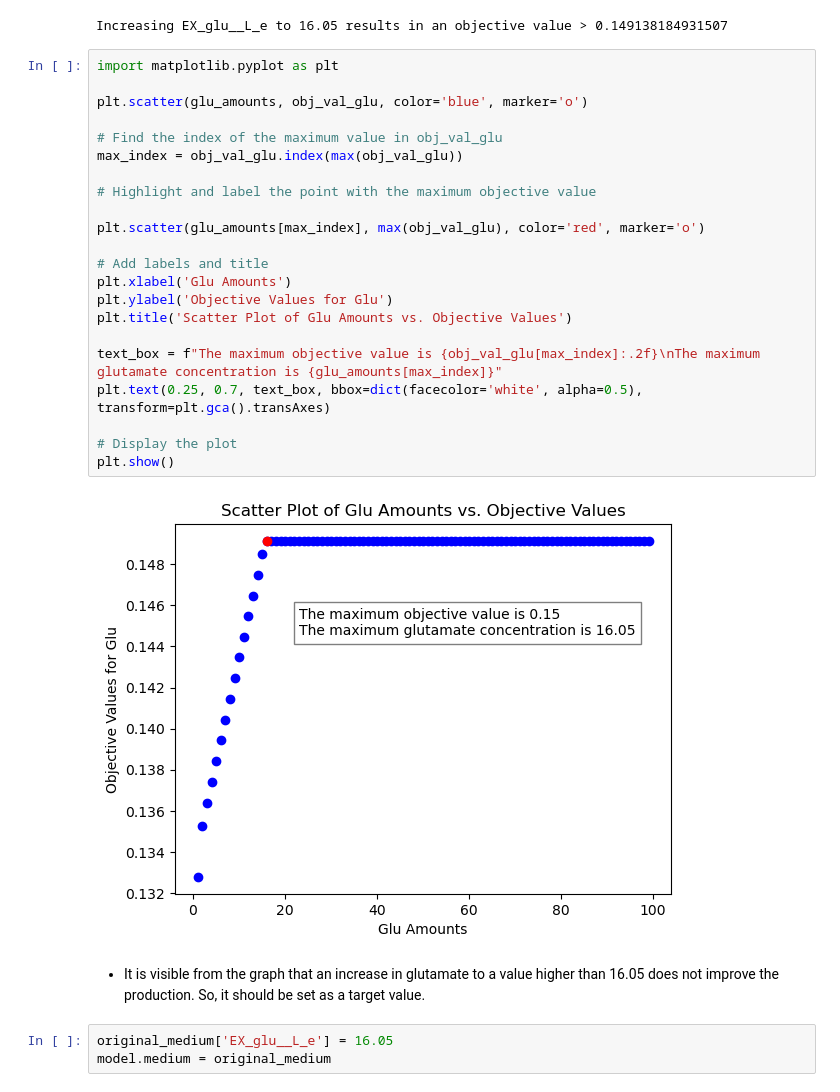
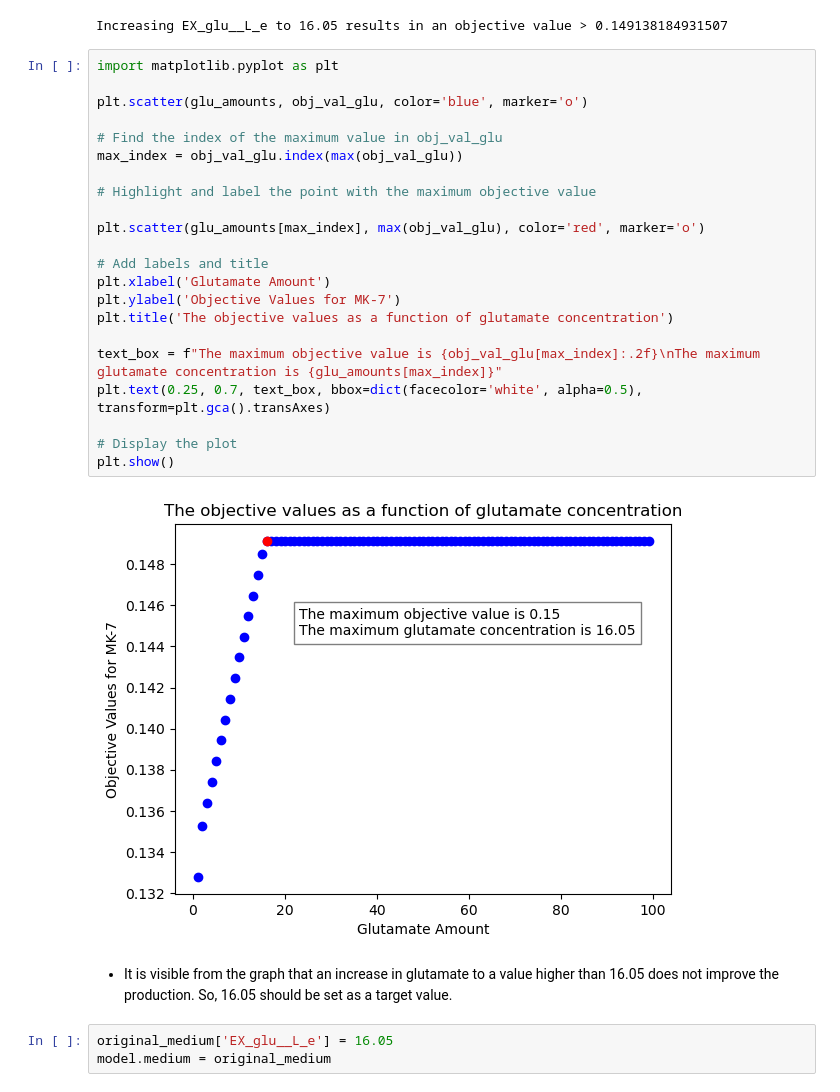
Before and after one commit to 27410/group-assingment-group12, a Jupyter notebook: 4. Medium_adjustment.ipynb, the cells around one changed output. Saved outputs shown, nothing was run; the diff lists cells and outputs as text.

```diff
--- a/4. Medium_adjustment.ipynb
+++ b/4. Medium_adjustment.ipynb
@@ -120,29 +120,29 @@ Increasing EX_glu__L_e to 16.05 results in an objective value > 0.14913818493150
 # %%
 import matplotlib.pyplot as plt
 
 plt.scatter(glu_amounts, obj_val_glu, color='blue', marker='o')
 
 # Find the index of the maximum value in obj_val_glu
 max_index = obj_val_glu.index(max(obj_val_glu))
 
 # Highlight and label the point with the maximum objective value
 
 plt.scatter(glu_amounts[max_index], max(obj_val_glu), color='red', marker='o')
 
 # Add labels and title
-plt.xlabel('Glu Amounts')
-plt.ylabel('Objective Values for Glu')
-plt.title('Scatter Plot of Glu Amounts vs. Objective Values')
+plt.xlabel('Glutamate Amount')
+plt.ylabel('Objective Values for MK-7')
+plt.title('The objective values as a function of glutamate concentration')
 
 text_box = f"The maximum objective value is {obj_val_glu[max_index]:.2f}\nThe maximum glutamate concentration is {glu_amounts[max_index]}"
 plt.text(0.25, 0.7, text_box, bbox=dict(facecolor='white', alpha=0.5), transform=plt.gca().transAxes)
 
 # Display the plot
 plt.show()
 # %% [output]
-[figure, old version]
+[figure, new version]
 # %% [markdown]
-* It is visible from the graph that an increase in glutamate to a value higher than 16.05 does not improve the production. So, it should be set as a target value.
+* It is visible from the graph that an increase in glutamate to a value higher than 16.05 does not improve the production. So, 16.05 should be set as a target value.
 # %%
 original_medium['EX_glu__L_e'] = 16.05
 model.medium = original_medium
```
Also changed, not shown: parts of 4 cells of this notebook.
